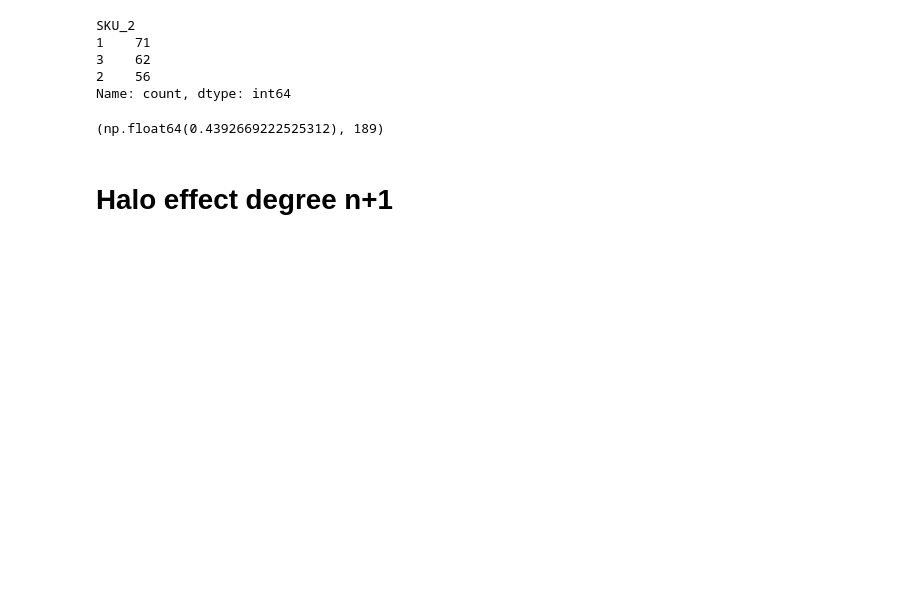
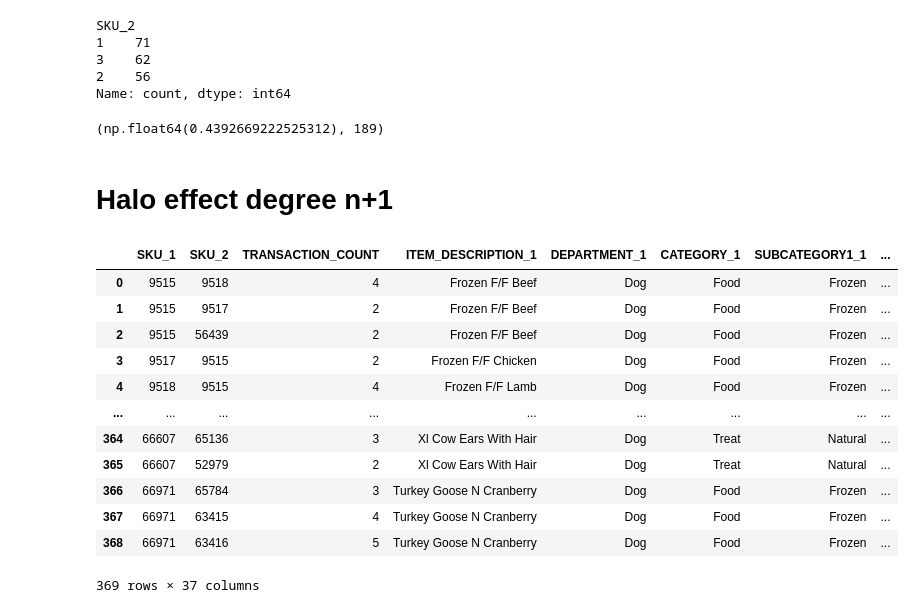
Before and after one commit to GuillaumeMendle/halo_effect_detection, a Jupyter notebook: project_code/model_implementation.ipynb, the cells around one changed output. Cells and saved outputs as stored; diff of their text form; code cells hidden in the pictures; blank space fills up the shorter version.

```diff
--- a/project_code/model_implementation.ipynb
+++ b/project_code/model_implementation.ipynb
@@ -230,3 +231,19 @@ item_purchases[item_purchases["SKU"].isin(pairs_df_filtred["SKU_1"].unique())]["
 (np.float64(0.4392669222525312), 189)
 # %% [markdown]
 # Halo effect degree n+1
+# %%
+pairs_df_top3
+# %% [output]
+|  | SKU_1 | SKU_2 | TRANSACTION_COUNT | ITEM_DESCRIPTION_1 | DEPARTMENT_1 | CATEGORY_1 | SUBCATEGORY1_1 | ... |
+| 0 | 9515 | 9518 | 4 | Frozen F/F Beef | Dog | Food | Frozen | ... |
+| 1 | 9515 | 9517 | 2 | Frozen F/F Beef | Dog | Food | Frozen | ... |
+| 2 | 9515 | 56439 | 2 | Frozen F/F Beef | Dog | Food | Frozen | ... |
+| 3 | 9517 | 9515 | 2 | Frozen F/F Chicken | Dog | Food | Frozen | ... |
+| 4 | 9518 | 9515 | 4 | Frozen F/F Lamb | Dog | Food | Frozen | ... |
+| ... | ... | ... | ... | ... | ... | ... | ... | ... |
+| 364 | 66607 | 65136 | 3 | Xl Cow Ears With Hair | Dog | Treat | Natural | ... |
+| 365 | 66607 | 52979 | 2 | Xl Cow Ears With Hair | Dog | Treat | Natural | ... |
+| 366 | 66971 | 65784 | 3 | Turkey Goose N Cranberry | Dog | Food | Frozen | ... |
+| 367 | 66971 | 63415 | 4 | Turkey Goose N Cranberry | Dog | Food | Frozen | ... |
+| 368 | 66971 | 63416 | 5 | Turkey Goose N Cranberry | Dog | Food | Frozen | ... |
+369 rows × 37 columns
```
Also changed, not shown: parts of 6 cells of this notebook, 4 other files.
